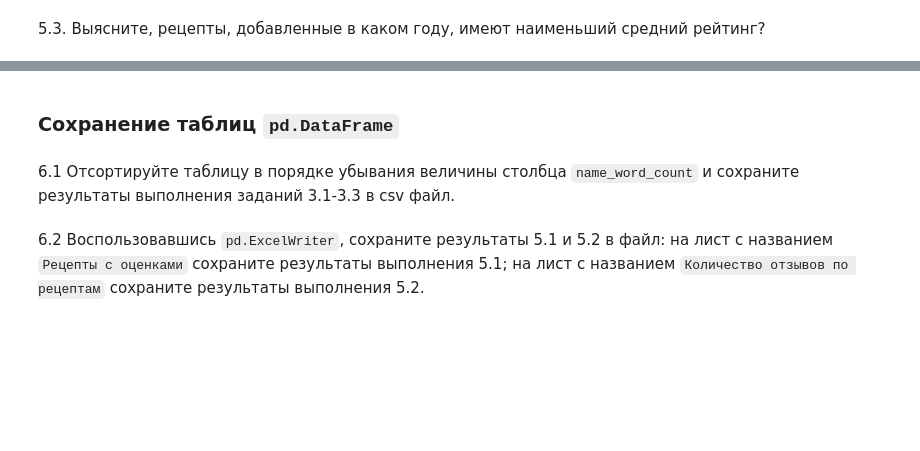
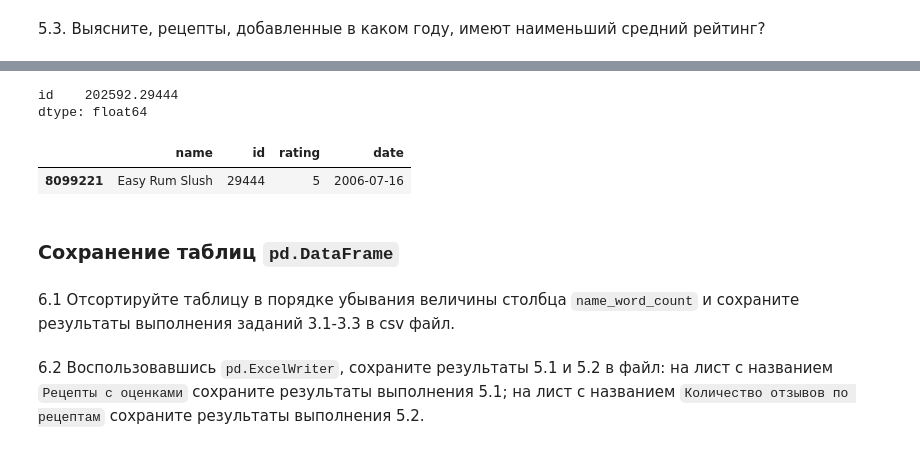
Before and after one commit to ms236566/-, a Jupyter notebook: Лабраб_02_pandas_МосквичеваОВ_ДПИ23_1.ipynb, the cells around one changed output, grey strips where cells are left out. Cells and saved outputs as stored; diff of their text form; code cells hidden in the pictures; blank space fills up the shorter version.

```diff
--- a/Лабраб_02_pandas_МосквичеваОВ_ДПИ23_1.ipynb
+++ b/Лабраб_02_pandas_МосквичеваОВ_ДПИ23_1.ipynb
@@ -527,3 +550,12 @@ Index: []
+# %%
+x = yeor_new.groupby(yeor_new['rating']).mean().min()
+print(x)
+yeor_new[yeor_new.id == 29444]
+# %% [output]
+id    202592.29444
+dtype: float64
+|  | name | id | rating | date |
+| 8099221 | Easy Rum Slush | 29444 | 5 | 2006-07-16 |
 # %% [markdown]
 ### Сохранение таблиц `pd.DataFrame`
 # %% [markdown]
```
Also changed, not shown: parts of 8 cells of this notebook.
